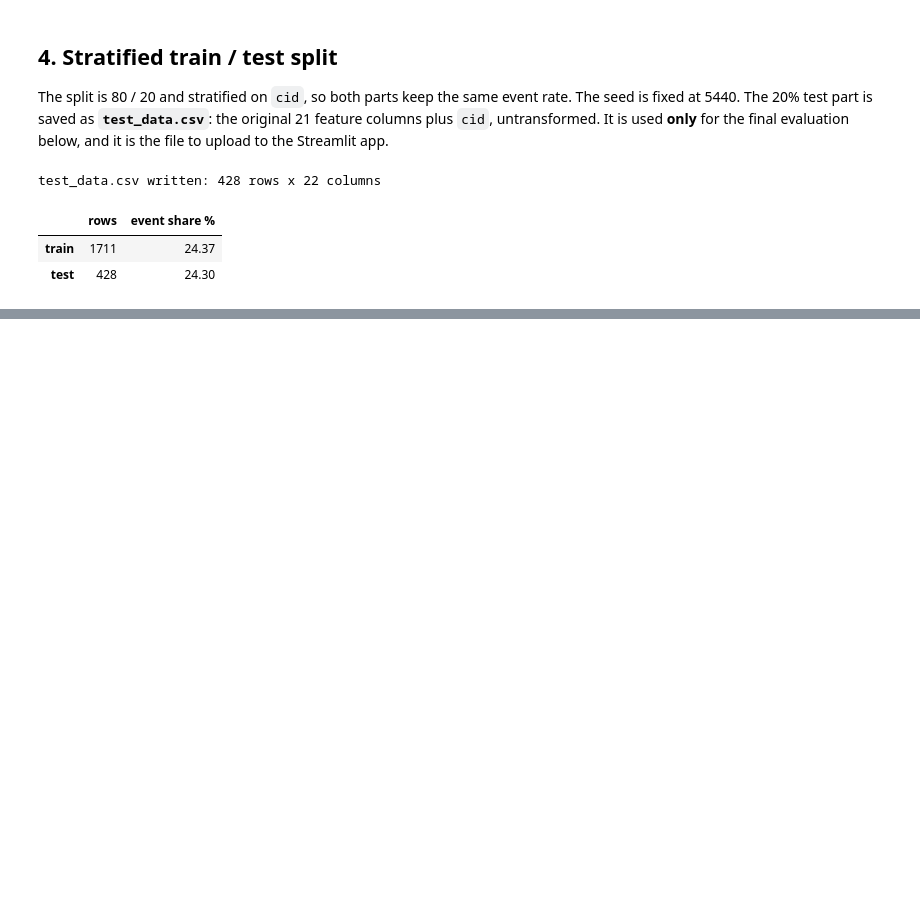
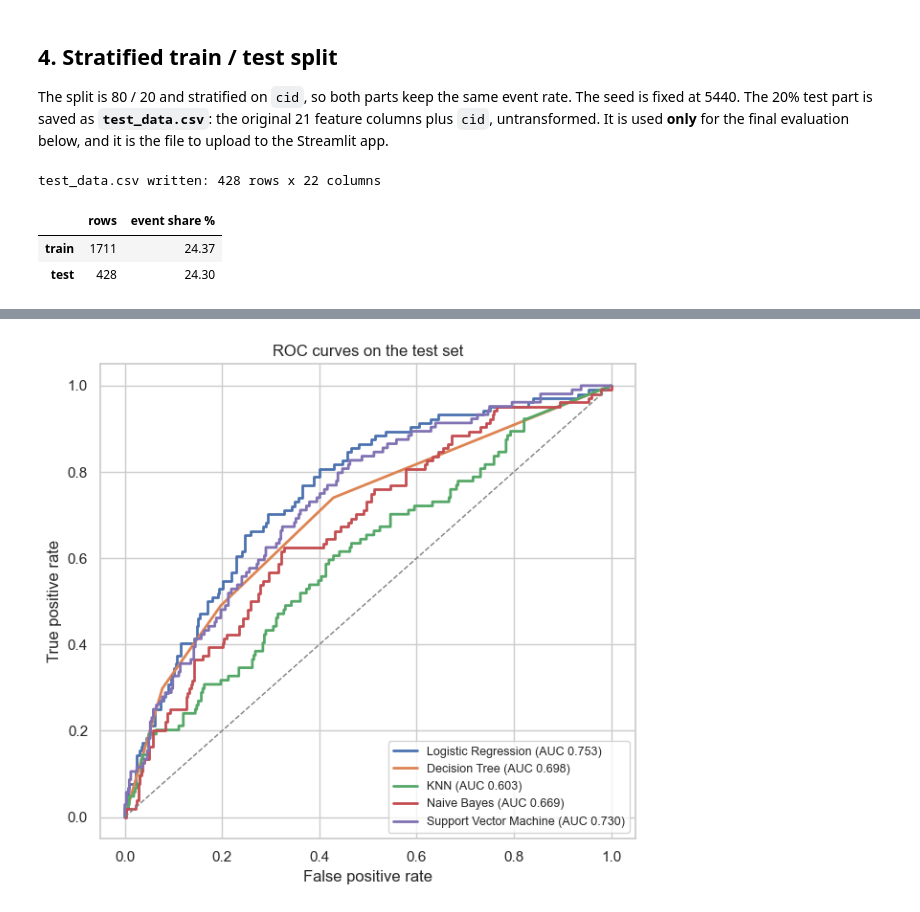
Before and after one commit to Investrader786/actg175-aids-event-prediction, a Jupyter notebook: actg175_model_training.ipynb, the cells around one changed output, grey strips where cells are left out. Saved outputs shown, nothing was run; the diff lists cells and outputs as text; code cells hidden in the pictures; blank space fills up the shorter version.

```diff
--- a/actg175_model_training.ipynb
+++ b/actg175_model_training.ipynb
@@ -224,0 +235,14 @@ test_data.csv written: 428 rows x 22 columns
+# %%
+def make_preprocessor() -> ColumnTransformer:
+    """Unfitted preprocessing; it is fitted inside each pipeline on training rows only."""
+    continuous = Pipeline([("impute", SimpleImputer(strategy="median")),
+                           ("scale", StandardScaler())])
+    nominal = Pipeline([("impute", SimpleImputer(strategy="most_frequent")),
+                        ("onehot", OneHotEncoder(handle_unknown="ignore", sparse_output=False))])
+    return ColumnTransformer([
+        ("continuous", continuous, ev.CONTINUOUS_FEATURES),
+        ("binary", SimpleImputer(strategy="most_frequent"), ev.BINARY_FEATURES),
+        ("nominal", nominal, ev.NOMINAL_FEATURES),
+    ])
+
+make_preprocessor().fit(X_train).get_feature_names_out()
@@ -224,0 +404,14 @@ test_data.csv written: 428 rows x 22 columns
+# %%
+fig, ax = plt.subplots(figsize=(6.5, 6))
+for name, (_, y_score) in preds.items():
+    fpr, tpr, _ = roc_curve(y_test, y_score)
+    ax.plot(fpr, tpr, lw=2, label=f"{name} (AUC {roc_auc_score(y_test, y_score):.3f})")
+ax.plot([0, 1], [0, 1], "--", color="grey", lw=1)
+ax.set_xlabel("False positive rate")
+ax.set_ylabel("True positive rate")
+ax.set_title("ROC curves on the test set")
+ax.legend(loc="lower right", fontsize=9)
+fig.tight_layout()
+plt.show()
+# %% [output]
+[figure, added]
```
Also changed, not shown: parts of 13 cells of this notebook, 5 other files.
